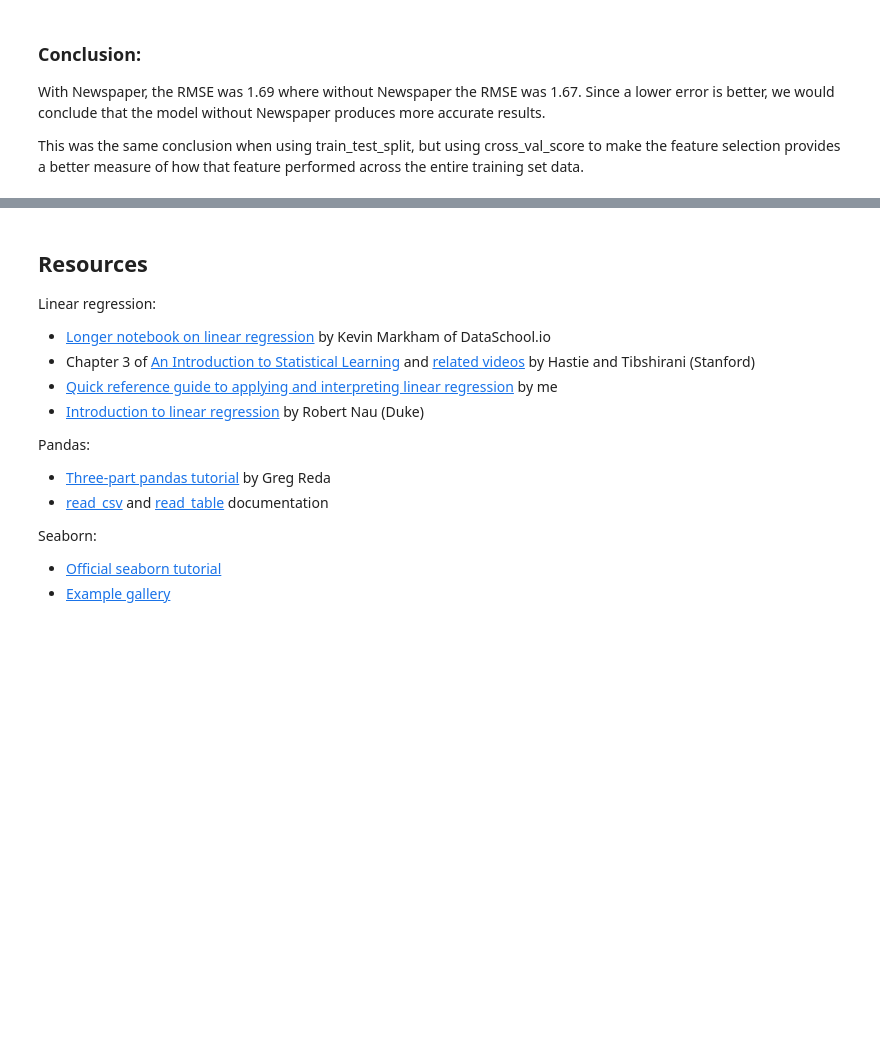
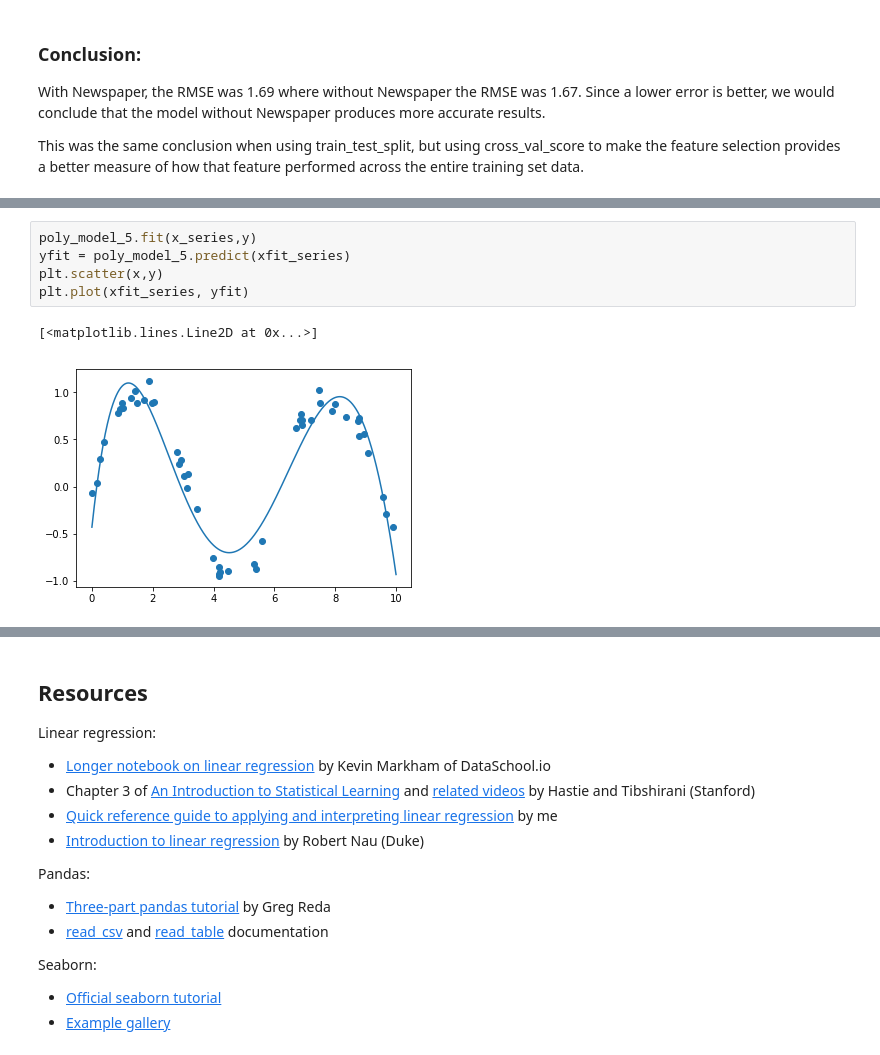
Before and after one commit to youngsoul/machinelearning101, a Jupyter notebook: 07_linear_regression.ipynb, the cells around one changed output, grey strips where cells are left out. Drawn from its saved outputs; the diff is of its cells as text; blank space fills up the shorter version.

```diff
--- a/07_linear_regression.ipynb
+++ b/07_linear_regression.ipynb
@@ -389,0 +495,8 @@ This was the same conclusion when using train_test_split, but using cross_val_sc
+# %%
+poly_model_5.fit(x_series,y)
+yfit = poly_model_5.predict(xfit_series)
+plt.scatter(x,y)
+plt.plot(xfit_series, yfit)
+# %% [output]
+[<matplotlib.lines.Line2D at 0x...>]
+[figure, added]
```
Also changed, not shown: parts of 17 cells of this notebook.
